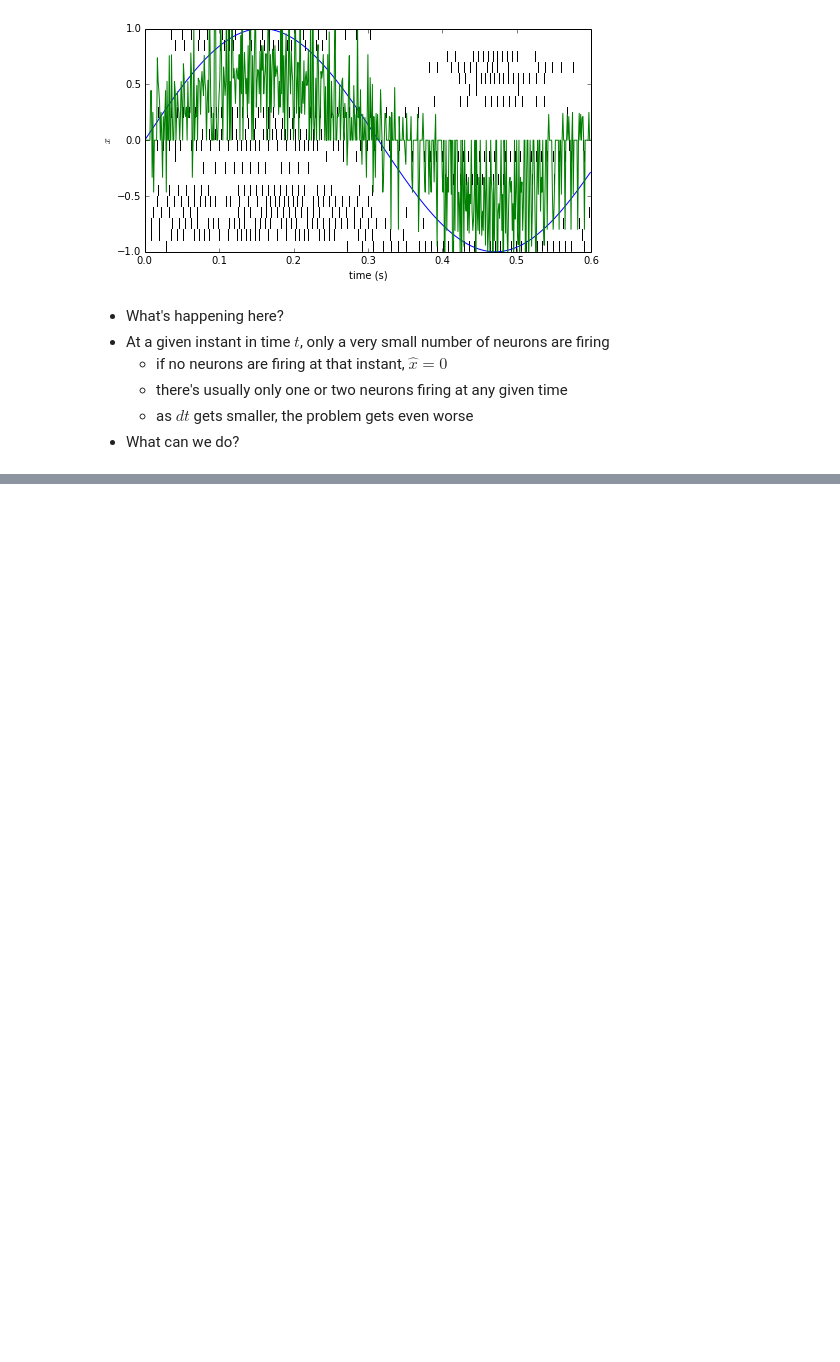
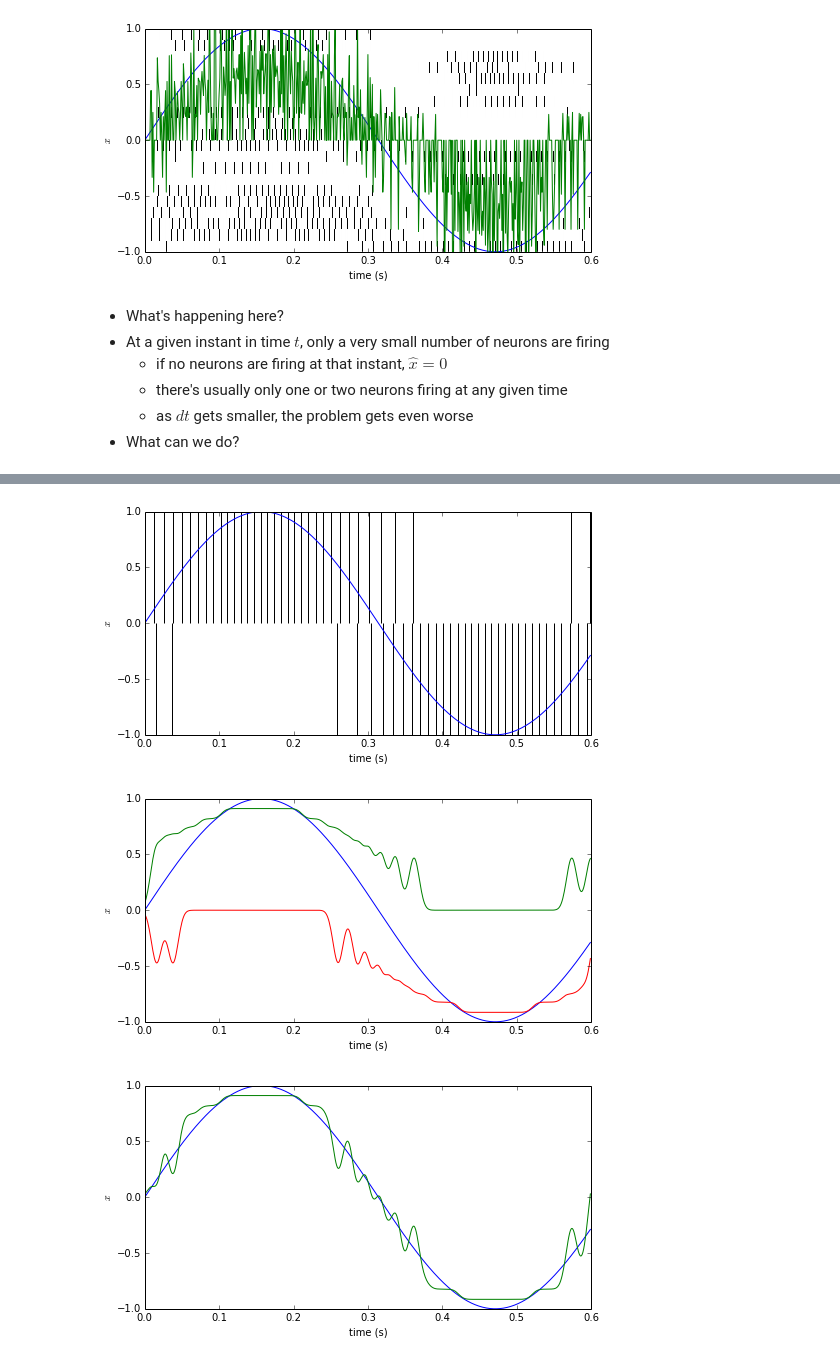
Before and after one commit to tcstewar/syde556, a Jupyter notebook: SYDE 556 Lecture 3 Temporal Representation.ipynb, the cells around one changed output, grey strips where cells are left out. Cells and saved outputs as stored; diff of their text form; code cells hidden in the pictures; blank space fills up the shorter version.

```diff
--- a/SYDE 556 Lecture 3 Temporal Representation.ipynb
+++ b/SYDE 556 Lecture 3 Temporal Representation.ipynb
@@ -375,0 +395,52 @@ show()
+# %%
+t = numpy.arange(600)*dt
+x = numpy.sin(10*t)
+
+alpha = 1.5
+bias = 2
+J1 = alpha*x+bias
+J2 = -alpha*x+bias
+
+v1, spikes1 = syde556.lif_spikes(J1)
+v2, spikes2 = syde556.lif_spikes(J2)
+
+fspikes1 = numpy.convolve(spikes1, h, mode='same')
+fspikes2 = numpy.convolve(spikes2, h, mode='same')
+
+
+A = numpy.array([fspikes1, fspikes2]).T
+
+
+d = syde556.decoders(A, x)
+
+xhat = numpy.dot(A, d)
+
+
+figure(figsize=(8,4))
+plot(t, x)
+vlines(dt*numpy.where(spikes1>0)[0], 0, 1)
+vlines(dt*numpy.where(spikes2>0)[0], -1, 0)
+ylabel('$x$')
+ylim(-1,1)
+xlabel('time (s)')
+
+figure(figsize=(8,4))
+plot(t, x, label='x')
+plot(t, fspikes1*d[0])
+plot(t, fspikes2*d[1])
+ylabel('$x$')
+ylim(-1,1)
+xlabel('time (s)')
+
+figure(figsize=(8,4))
+plot(t, x, label='x')
+plot(t, xhat, label='x')
+ylabel('$x$')
+ylim(-1,1)
+xlabel('time (s)')
+
+show()
+# %% [output]
+[figure, added]
+[figure, added]
+[figure, added]
```
Also changed, not shown: parts of 13 cells of this notebook.
